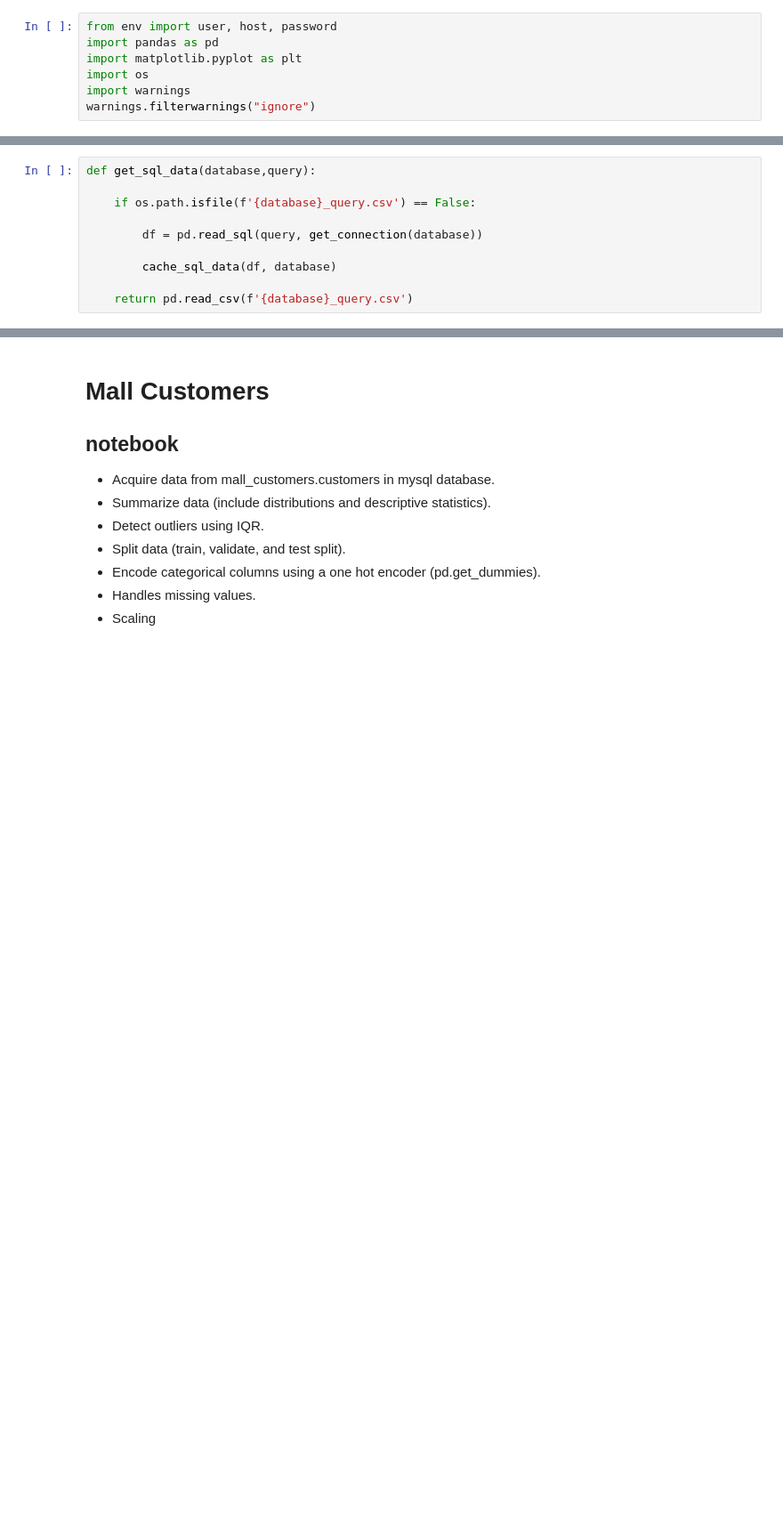
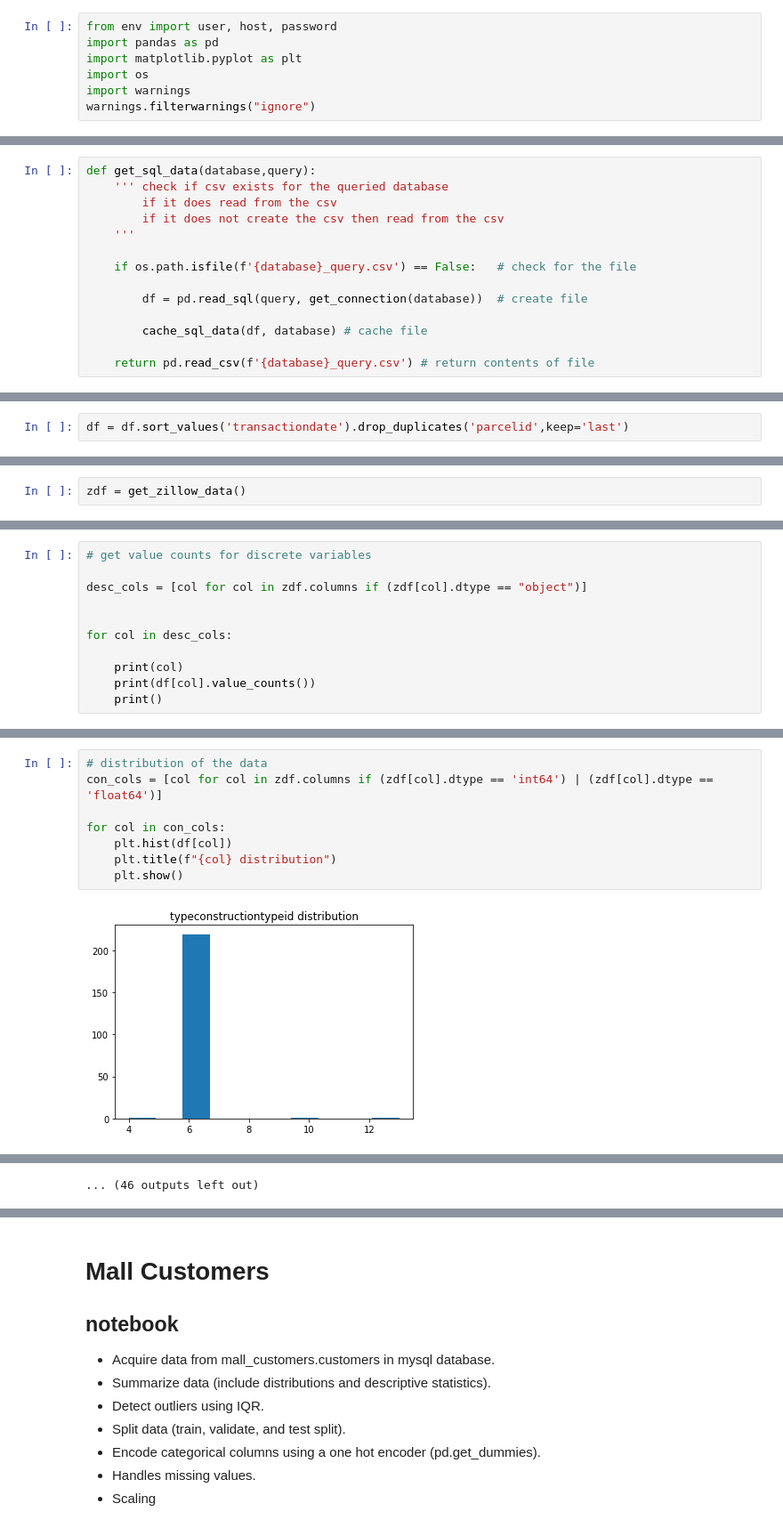
Before and after one commit to Johndsalas/lesson_prep, a Jupyter notebook: clustering_wrangle_exercise.ipynb, the cells around one changed output, grey strips where cells are left out. Shown at 89% size. Cells and saved outputs as stored; diff of their text form; blank space fills up the shorter version.

Commit message:
more lesson mall data

```diff
--- a/clustering_wrangle_exercise.ipynb
+++ b/clustering_wrangle_exercise.ipynb
@@ -31,13 +33,17 @@ def cache_sql_data(df, database):
 # %%
 def get_sql_data(database,query):
+    ''' check if csv exists for the queried database
+        if it does read from the csv
+        if it does not create the csv then read from the csv
+    '''
 
-    if os.path.isfile(f'{database}_query.csv') == False:
+    if os.path.isfile(f'{database}_query.csv') == False:   # check for the file
 
-        df = pd.read_sql(query, get_connection(database))
+        df = pd.read_sql(query, get_connection(database))  # create file
 
-        cache_sql_data(df, database)
+        cache_sql_data(df, database) # cache file
 
-    return pd.read_csv(f'{database}_query.csv')
+    return pd.read_csv(f'{database}_query.csv') # return contents of file
 # %%
 query = '''
 
@@ -73,0 +84,2 @@ select *
+# %%
+df = df.sort_values('transactiondate').drop_duplicates('parcelid',keep='last')
@@ -73,0 +164,2 @@ select *
+# %%
+zdf = get_zillow_data()
@@ -73,0 +205,11 @@ select *
+# %%
+# get value counts for discrete variables
+
+desc_cols = [col for col in zdf.columns if (zdf[col].dtype == "object")]
+
+
+for col in desc_cols:
+
+    print(col)
+    print(df[col].value_counts())
+    print()
@@ -73,0 +234,10 @@ select *
+# %%
+# distribution of the data
+con_cols = [col for col in zdf.columns if (zdf[col].dtype == 'int64') | (zdf[col].dtype == 'float64')]
+
+for col in con_cols:
+    plt.hist(df[col])
+    plt.title(f"{col} distribution")
+    plt.show()
+# %% [output]
+[figure, added]
@@ -73,0 +255 @@ select *
+... (46 outputs left out)
```
Also changed, not shown: parts of 35 cells of this notebook, 1 other file.
